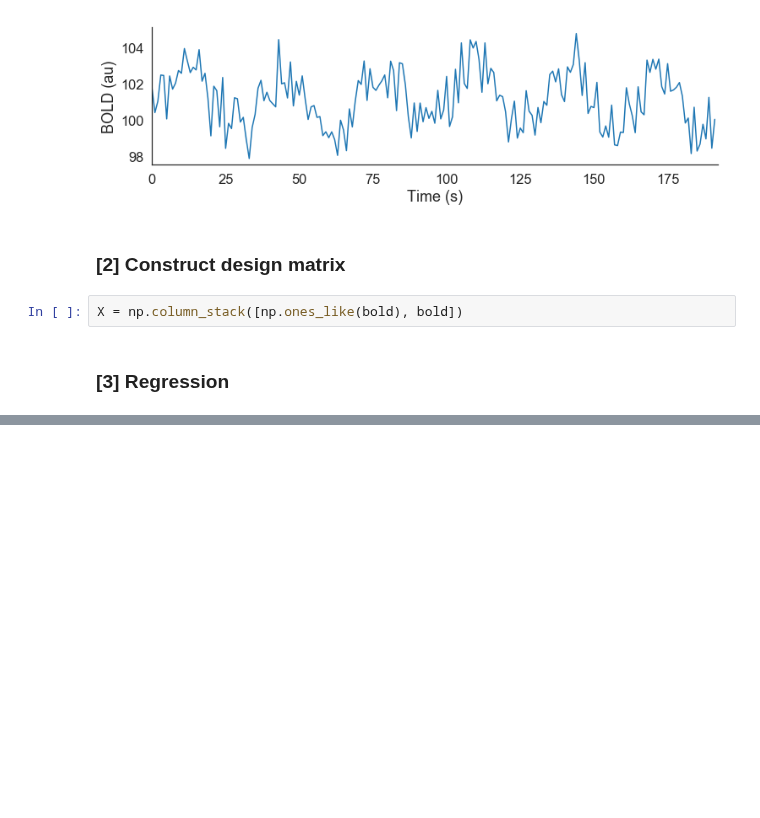
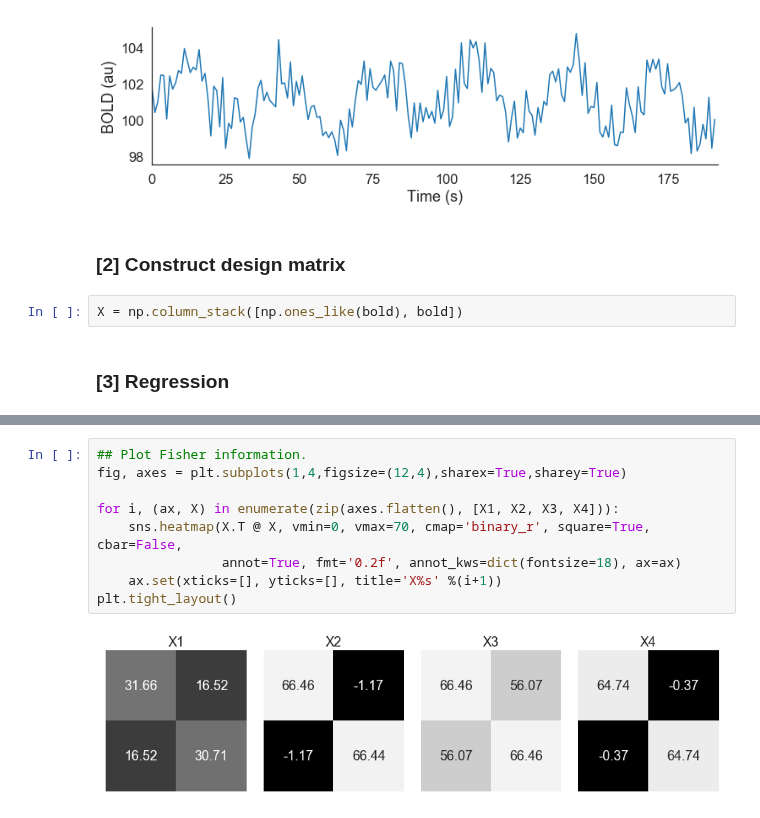
Before and after one commit to yunchang-z/neu502b-lab, a Jupyter notebook: fmri-02/fmri-02-solutions.ipynb, the cells around one changed output, grey strips where cells are left out. Saved outputs shown, nothing was run; the diff lists cells and outputs as text; blank space fills up the shorter version.

```diff
--- a/fmri-02/fmri-02-solutions.ipynb
+++ b/fmri-02/fmri-02-solutions.ipynb
@@ -148,0 +195,11 @@ mu = 2.496
+# %%
+## Plot Fisher information.
+fig, axes = plt.subplots(1,4,figsize=(12,4),sharex=True,sharey=True)
+
+for i, (ax, X) in enumerate(zip(axes.flatten(), [X1, X2, X3, X4])):
+    sns.heatmap(X.T @ X, vmin=0, vmax=70, cmap='binary_r', square=True, cbar=False,
+                annot=True, fmt='0.2f', annot_kws=dict(fontsize=18), ax=ax)
+    ax.set(xticks=[], yticks=[], title='X%s' %(i+1))
+plt.tight_layout()
+# %% [output]
+[figure, added]
```
Also changed, not shown: parts of 11 cells of this notebook, 2 other files.
